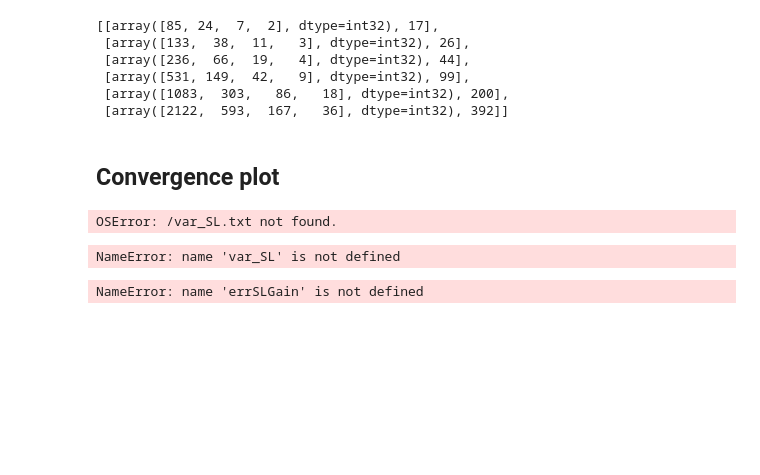
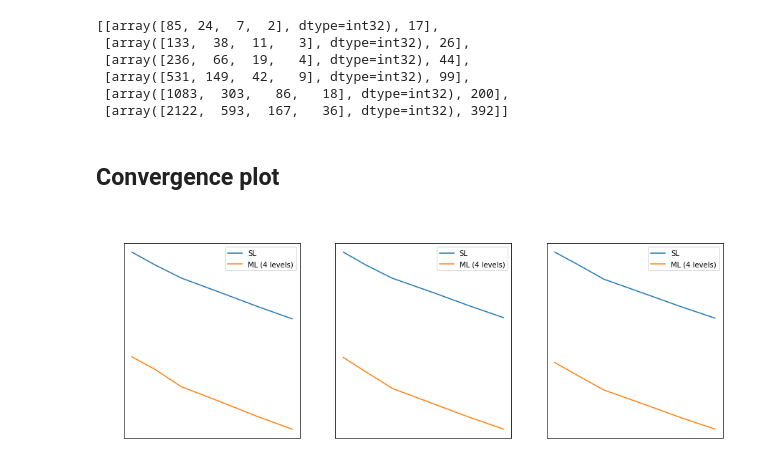
Before and after one commit to sintefmath/multilevelDA, a Jupyter notebook: notebooks/Basin-KGainConv-PostProcessing.ipynb, the cells around one changed output. Drawn from its saved outputs; the diff is of its cells as text; code cells hidden in the pictures; blank space fills up the shorter version.

Commit message:
Plots added

```diff
--- a/notebooks/Basin-KGainConv-PostProcessing.ipynb
+++ b/notebooks/Basin-KGainConv-PostProcessing.ipynb
@@ -99,22 +93,17 @@ conv_path = ""
+# %%
+conv_path = "/home/florianb/havvarsel/multilevelDA/scripts/KGainConvergence/Basin/2023-08-18T11_44_37"
 # %%
 var_SL = np.loadtxt(conv_path+"/var_SL.txt")
 var_ML = np.loadtxt(conv_path+"/var_ML.txt")
 
 errSLGain = np.loadtxt(conv_path+"/errSLGain.txt")
 errMLGain = np.loadtxt(conv_path+"/errMLGain.txt")
-# %% [output]
-OSError: /var_SL.txt not found.
-# %%
-plt.loglog(works, var_SL, label="SL")
-plt.loglog(works, var_ML, label="ML")
-plt.title("Variance on Kalman Gain estimator")
-plt.legend()
-# %% [output]
-NameError: name 'var_SL' is not defined
-# %%
-plt.loglog(works, errSLGain, label="SL")
-plt.loglog(works, errMLGain, label="ML")
-plt.title("L2(D,Omega)-error vs a 250SL-reference Kalman on a finer level")
-plt.legend()
-# %% [output]
-NameError: name 'errSLGain' is not defined
+# %%
+fig, axs = plt.subplots(1,3,figsize=(15,5))
+fig.suptitle("Variance of Kalman Gain estimator")
+for i in range(3):
+    axs[i].loglog(works, var_SL[:,i], label="SL")
+    axs[i].loglog(works, var_ML[:,i], label="ML ("+str(len(Nes[0][0]))+" levels)")
+    axs[i].legend(labelcolor="black")
+# %% [output]
+[figure, added]
```
Also changed, not shown: parts of 3 cells of this notebook.
